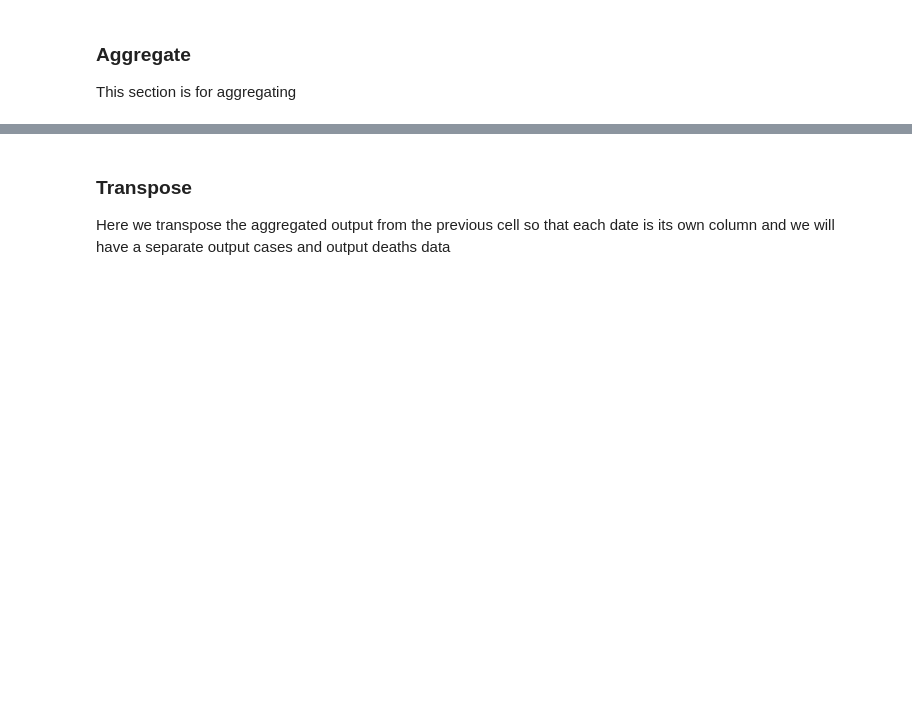
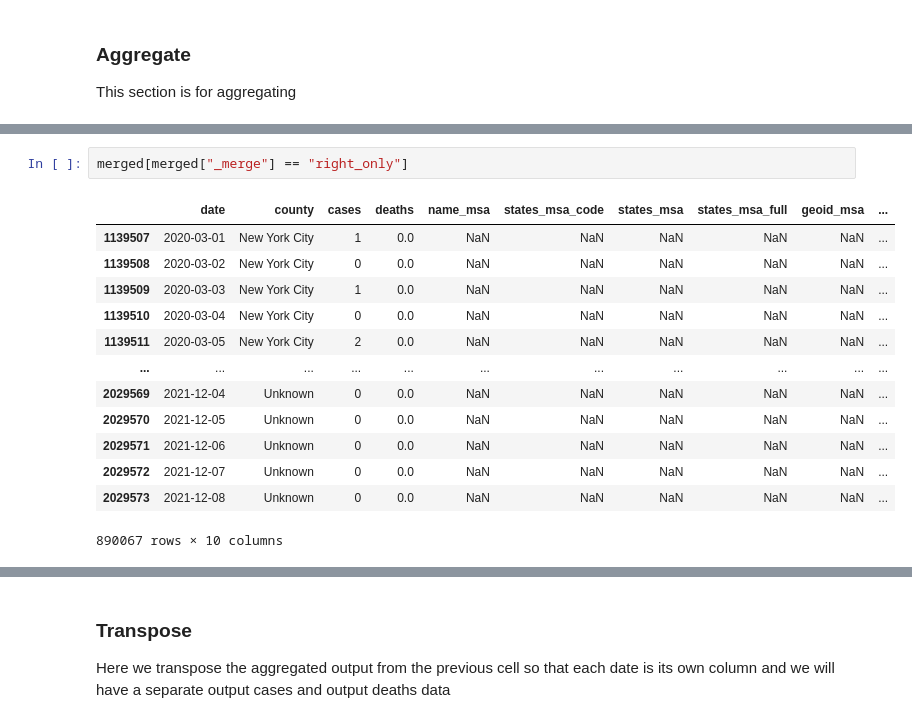
Before and after one commit to cybergis/Covid_MSA_code, a Jupyter notebook: COVID_aggregate_by_date.ipynb, the cells around one changed output, grey strips where cells are left out. Drawn from its saved outputs; the diff is of its cells as text; blank space fills up the shorter version.

```diff
--- a/COVID_aggregate_by_date.ipynb
+++ b/COVID_aggregate_by_date.ipynb
@@ -107,0 +178,16 @@ merged = merged[['date', 'county', 'cases',
+# %%
+merged[merged["_merge"] == "right_only"]
+# %% [output]
+|  | date | county | cases | deaths | name_msa | states_msa_code | states_msa | states_msa_full | geoid_msa | ... |
+| 1139507 | 2020-03-01 | New York City | 1 | 0.0 | NaN | NaN | NaN | NaN | NaN | ... |
+| 1139508 | 2020-03-02 | New York City | 0 | 0.0 | NaN | NaN | NaN | NaN | NaN | ... |
+| 1139509 | 2020-03-03 | New York City | 1 | 0.0 | NaN | NaN | NaN | NaN | NaN | ... |
+| 1139510 | 2020-03-04 | New York City | 0 | 0.0 | NaN | NaN | NaN | NaN | NaN | ... |
+| 1139511 | 2020-03-05 | New York City | 2 | 0.0 | NaN | NaN | NaN | NaN | NaN | ... |
+| ... | ... | ... | ... | ... | ... | ... | ... | ... | ... | ... |
+| 2029569 | 2021-12-04 | Unknown | 0 | 0.0 | NaN | NaN | NaN | NaN | NaN | ... |
+| 2029570 | 2021-12-05 | Unknown | 0 | 0.0 | NaN | NaN | NaN | NaN | NaN | ... |
+| 2029571 | 2021-12-06 | Unknown | 0 | 0.0 | NaN | NaN | NaN | NaN | NaN | ... |
+| 2029572 | 2021-12-07 | Unknown | 0 | 0.0 | NaN | NaN | NaN | NaN | NaN | ... |
+| 2029573 | 2021-12-08 | Unknown | 0 | 0.0 | NaN | NaN | NaN | NaN | NaN | ... |
+890067 rows × 10 columns
```
Also changed, not shown: parts of 29 cells of this notebook.
